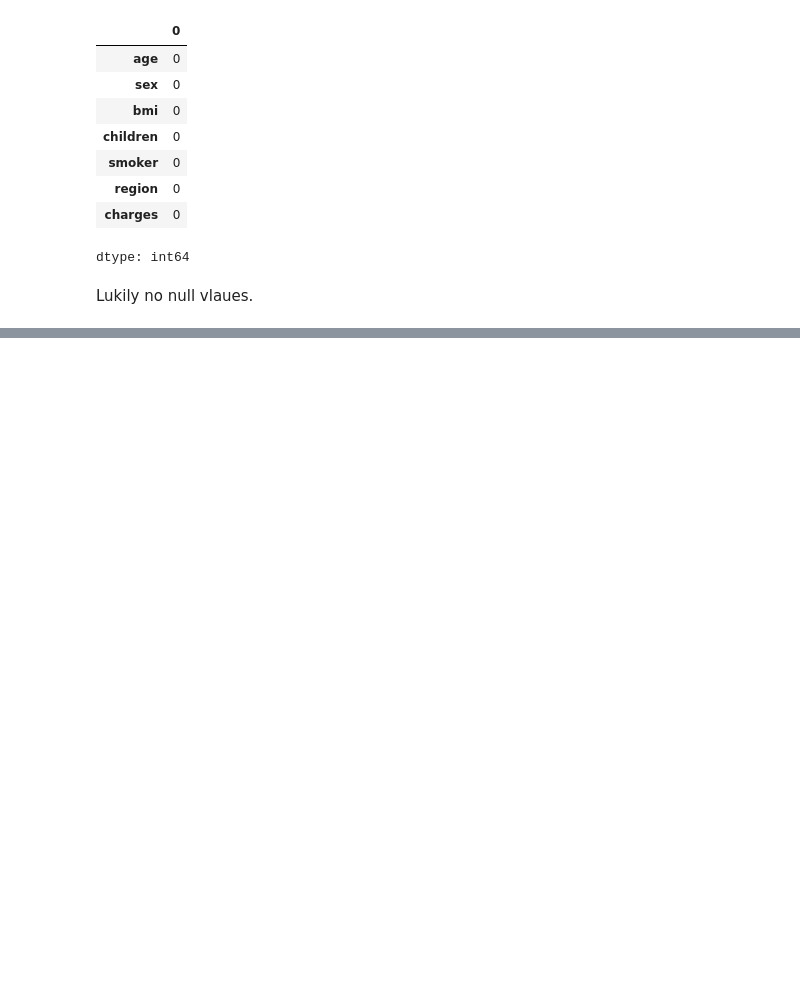
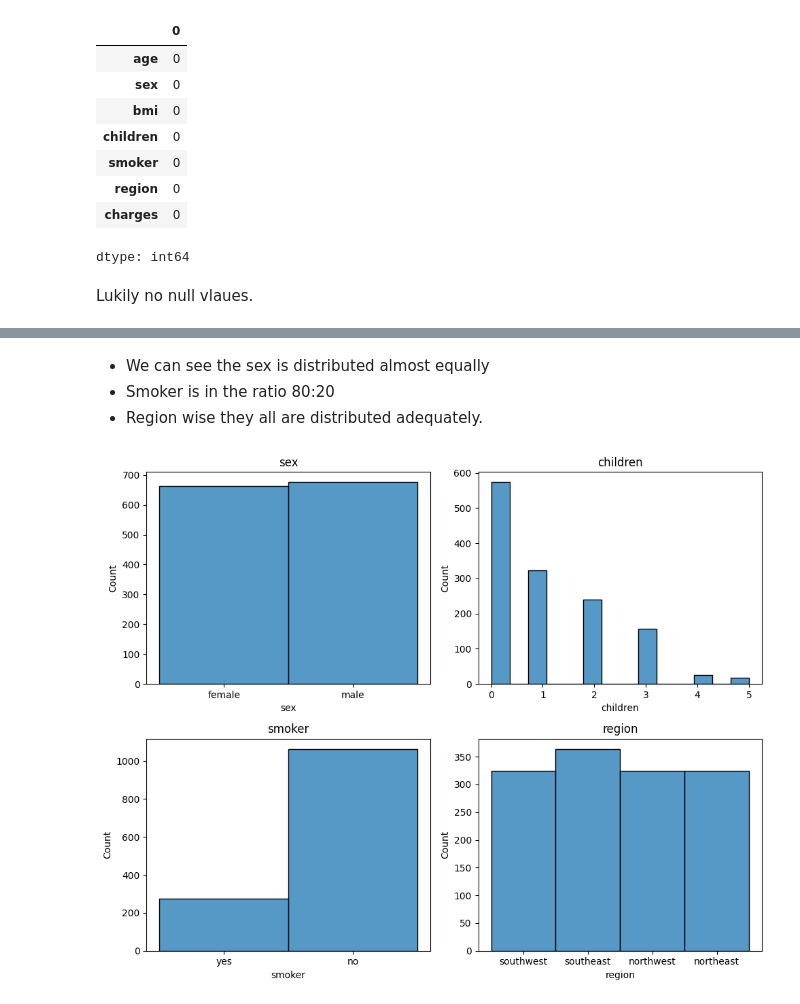
Before and after one commit to rizz045/Medical-Insurance-Price-Prediction-using-Machine-Learning, a Jupyter notebook: Medical_insurance_price_prediction_using_ML.ipynb, the cells around one changed output, grey strips where cells are left out. Drawn from its saved outputs; the diff is of its cells as text; code cells hidden in the pictures; blank space fills up the shorter version.

```diff
--- a/Medical_insurance_price_prediction_using_ML.ipynb
+++ b/Medical_insurance_price_prediction_using_ML.ipynb
@@ -52,0 +73,17 @@ Lukily no null vlaues.
+# %% [markdown]
+* We can see the sex is distributed almost equally
+* Smoker is in the ratio 80:20
+* Region wise they all are distributed adequately.
+# %%
+features = ['sex', 'children', 'smoker', 'region']
+plt.figure(figsize=(10,8))
+i=0
+for col in features:
+    i+=1
+    plt.subplot(2, 2, i)
+    sns.histplot(df[col])
+    plt.title(col)
+plt.tight_layout()
+plt.show()
+# %% [output]
+[figure, added]
```
Also changed, not shown: parts of 8 cells of this notebook.
